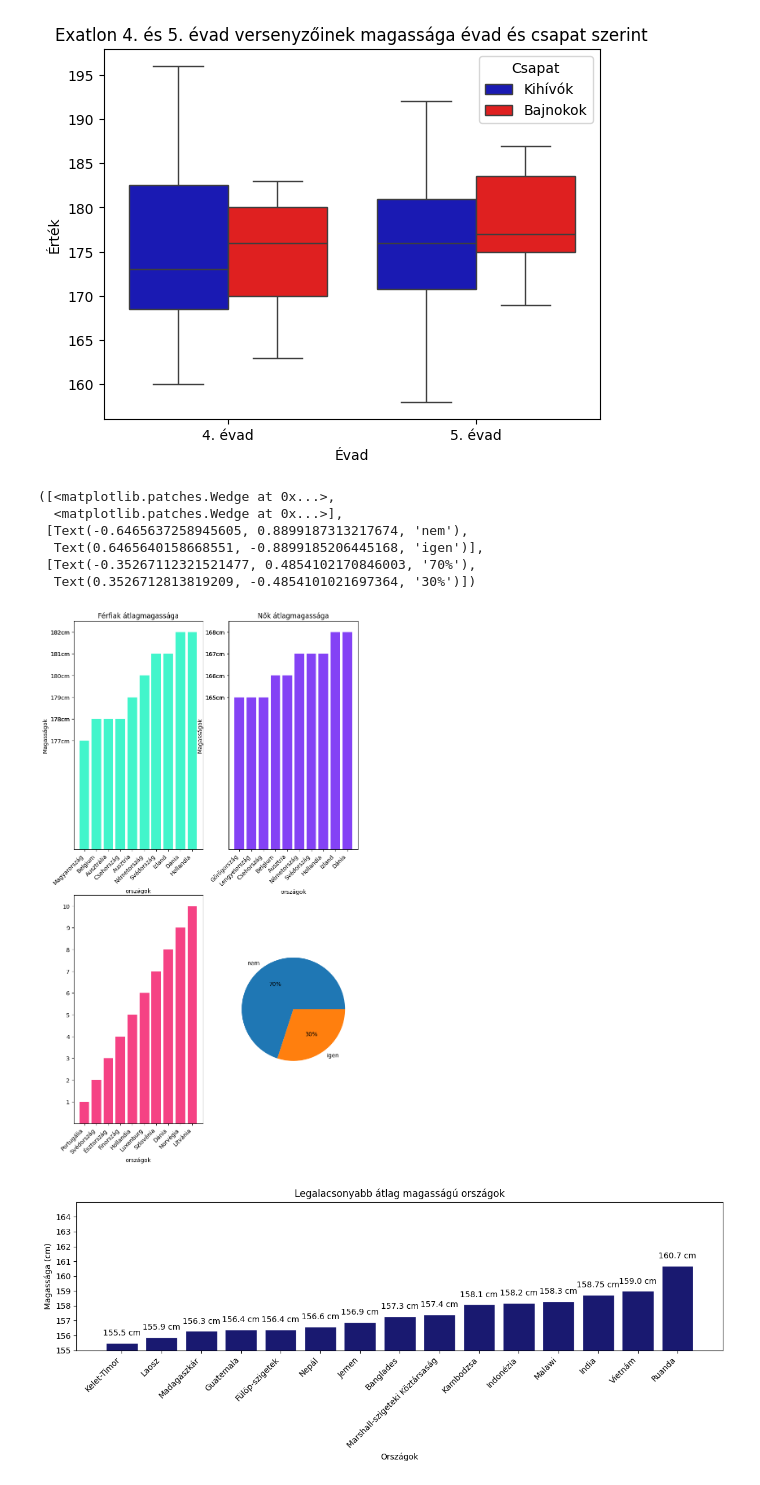
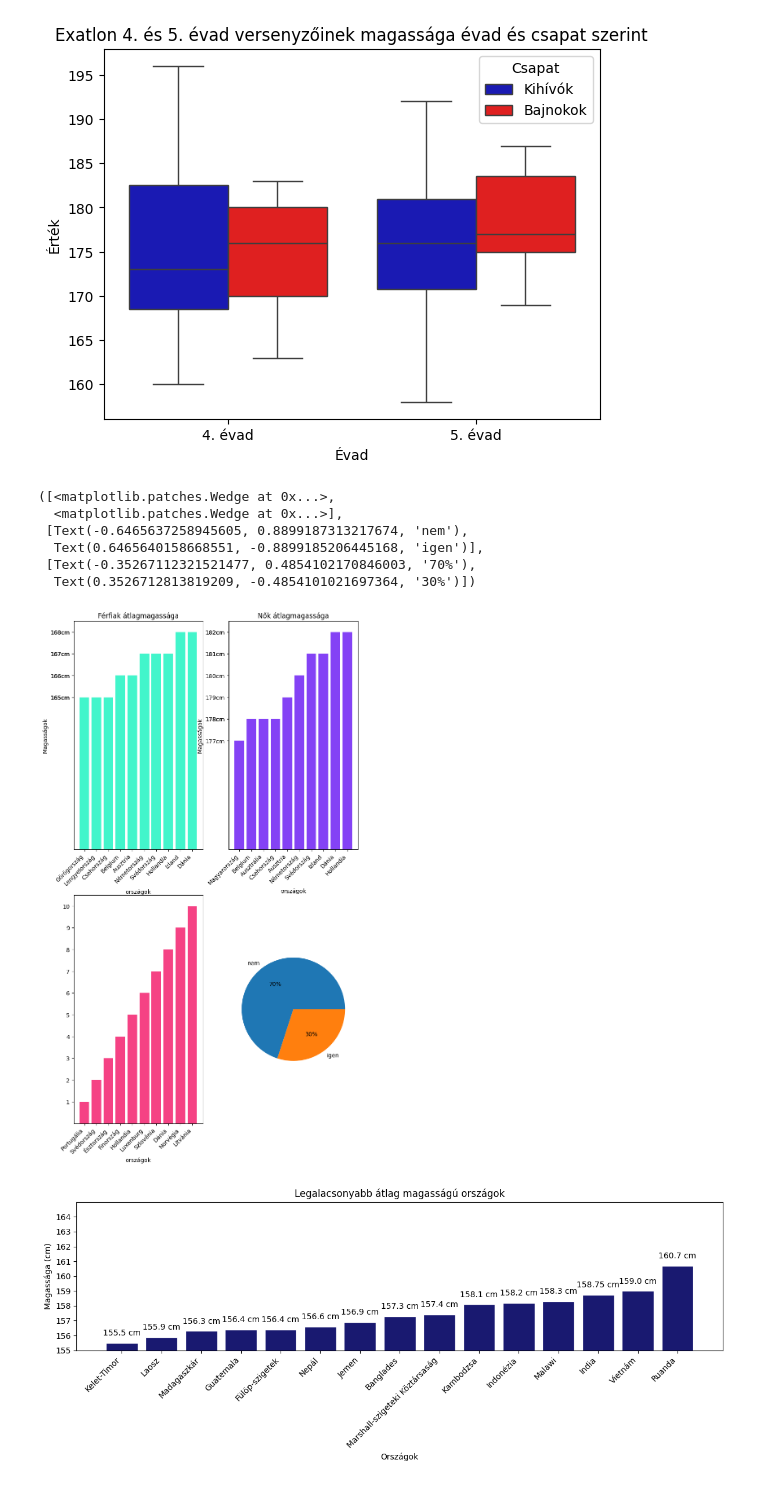
Before and after one commit to virag44/2026_matprog_projekt, a Jupyter notebook: Project.ipynb, the cells around one changed output. Drawn from its saved outputs; the diff is of its cells as text; code cells hidden in the pictures.

```diff
--- a/Project.ipynb
+++ b/Project.ipynb
@@ -82,7 +82,7 @@ x_labels = []
 y_labels = []
 y = []
 
-with open("top10tallestcountrymale.txt", "r") as file:
+with open("Top10-tallest-men.txt", "r") as file:
     for line in file:
         line = line.strip()
 
@@ -98,7 +98,7 @@ x_labels2 = []
 y_labels2 = []
 y2 = []
 
-with open("top10tallestcountryfemale.txt", "r") as file:
+with open("Top10-tallest-women.txt", "r") as file:
     for line in file:
         line = line.strip()
 
@@ -113,7 +113,7 @@ with open("top10tallestcountryfemale.txt", "r") as file:
 x_labels3 = []
 y3 = []
 
-with open("moststressedcountries.txt", "r") as file:
+with open("Most-stressed.txt", "r") as file:
   for line in file:
     line = line.strip()
     orszag, y_ertek = line.split(',')
@@ -141,34 +141,34 @@ x2 = np.arange(len(y2))
 
 axs[0,1].bar(x, y2, color='#8442f5')
 axs[0,1].set_xticks(x)
 axs[0,1].set_xticklabels(x_labels2, rotation=45, ha='right')
 axs[0,1].set_yticks(y2)
 axs[0,1].set_yticklabels(y_labels2)
 axs[0,1].set_title("Nők átlagmagassága")
 axs[0,1].set_ylabel('Magasságok')
 axs[0,1].set_xlabel('országok')
 
 x3 = np.arange(len(y3))
 
 axs[1,0].bar(x, y3, color='#f54284')
 axs[1,0].set_xticks(x)
 axs[1,0].set_xticklabels(x_labels3, rotation=45, ha='right')
 axs[1,0].set_yticks(y3)
 axs[1,0].set_title('')
 axs[1,0].set_xlabel('országok')
 
 labels_k= ['nem', 'igen']
 sizes = [70,30 ]
 
 axs[1, 1].pie(sizes, labels=labels_k, autopct= '%1.0f%%')
 # %% [output]
 ([<matplotlib.patches.Wedge at 0x...>,
   <matplotlib.patches.Wedge at 0x...>],
  [Text(-0.6465637258945605, 0.8899187313217674, 'nem'),
   Text(0.6465640158668551, -0.8899185206445168, 'igen')],
  [Text(-0.35267112321521477, 0.4854102170846003, '70%'),
   Text(0.3526712813819209, -0.4854101021697364, '30%')])
-[figure, old version]
+[figure, new version]
 # %%
 countries = []
 heights = []
```
Also changed, not shown: parts of 2 cells of this notebook.
